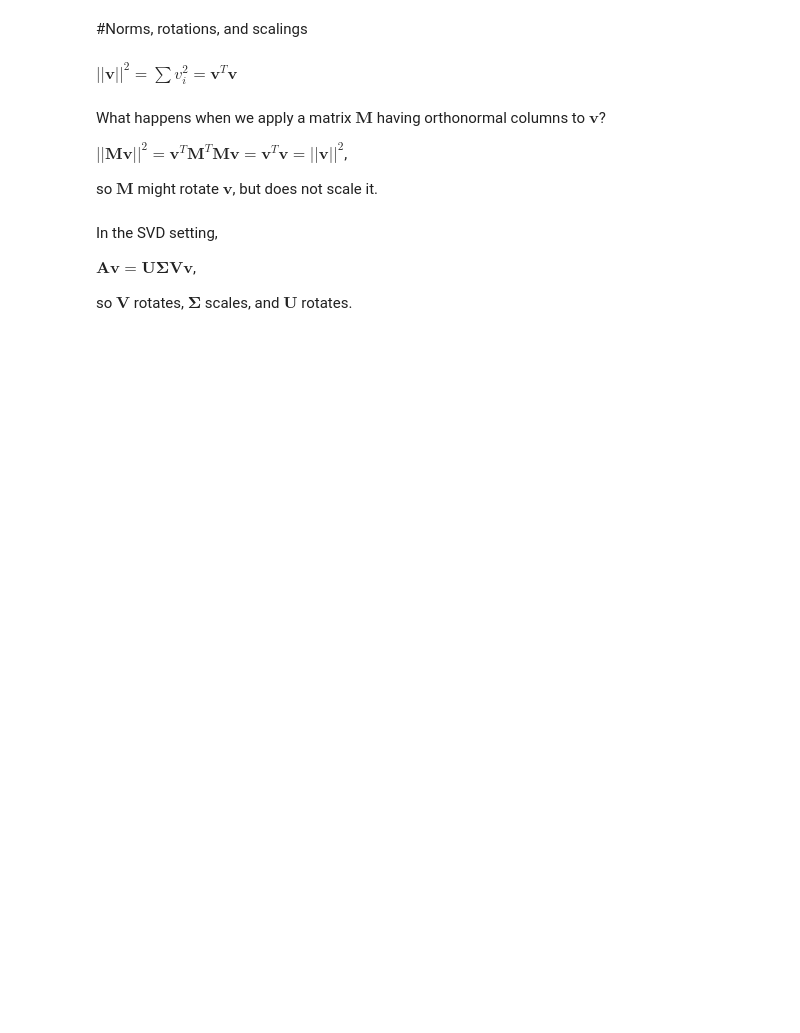
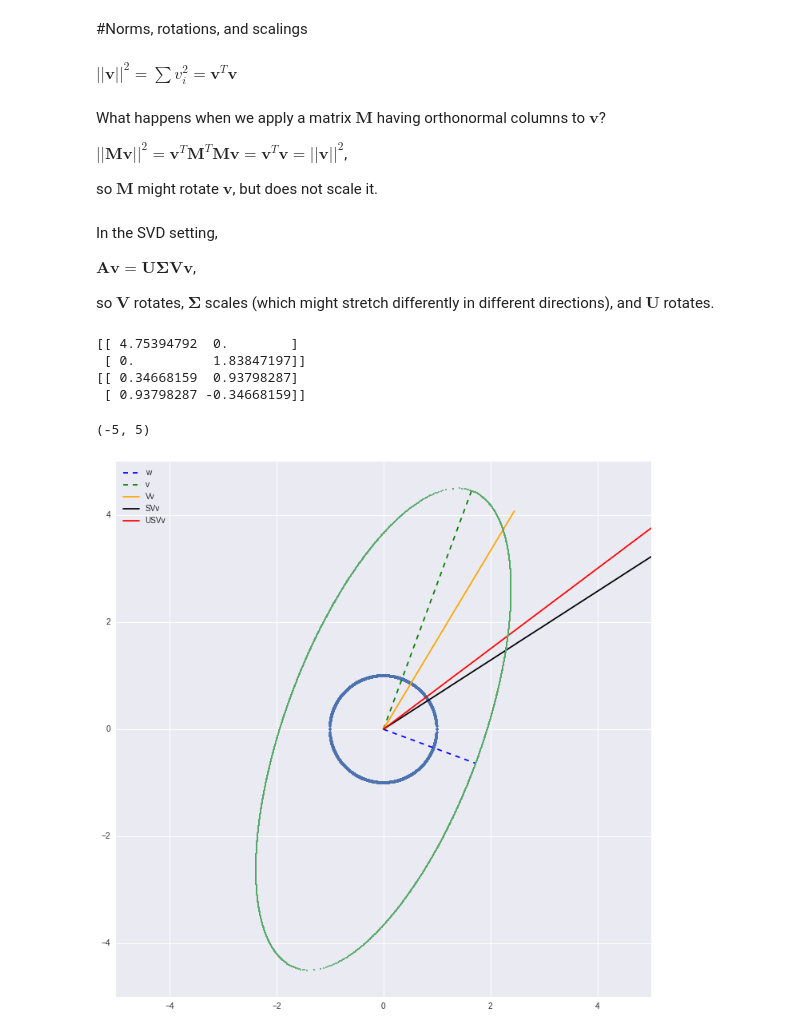
Before and after one commit to MaGold/Linear-Regression-and-K-means, a Jupyter notebook: SVD.ipynb, the cells around one changed output. Saved outputs shown, nothing was run; the diff lists cells and outputs as text; code cells hidden in the pictures; blank space fills up the shorter version.

```diff
--- a/SVD.ipynb
+++ b/SVD.ipynb
@@ -166,5 +166,5 @@ print eigenvec
 # %%
-V = eigenvec
+V = np.transpose(eigenvec)
 S = np.sqrt(np.diag(eigenval))
 U = np.dot(np.dot(A, np.transpose(V)), np.linalg.inv(S))
 # %%
@@ -192,4 +192,55 @@ In the SVD setting,
 
 $\mathbf{A}\mathbf{v} = \mathbf{U} \mathbf{\Sigma} \mathbf{V}\mathbf{v}$,
 
-so $\mathbf{V}$ rotates, $\mathbf{\Sigma}$ scales, and $\mathbf{U}$ rotates.
+so $\mathbf{V}$ rotates, $\mathbf{\Sigma}$ scales (which might stretch differently in different directions), and $\mathbf{U}$ rotates.
+# %%
+fig, ax = plt.subplots(1,1,figsize=(12,12))
+
+ax.plot(xs,ys,'.')
+
+v = np.array(S[0,0]*U[:, 0])
+
+
+print S
+
+print U
+
+
+
+w = np.array(S[1,1]*U[:, 1])
+line11 = plt.Line2D([0,w[0]], [0,w[1]], linestyle='--', color='blue', label='w')
+ax.add_line(line11)
+#v = np.array(U[:, 0])
+
+line1 = plt.Line2D([0,v[0]], [0,v[1]], linestyle='--', color='green', label='v')
+ax.add_line(line1)
+
+Vv = np.dot(V, v)
+line2 = plt.Line2D([0,Vv[0]], [0,Vv[1]], color='orange', label='Vv')
+ax.add_line(line2)
+
+SVv = np.dot(S, Vv)
+line3 = plt.Line2D([0,SVv[0]], [0,SVv[1]], color='black', label='SVv')
+ax.add_line(line3)
+
+USVv = np.dot(U, SVv)
+line4 = plt.Line2D([0,USVv[0]], [0,USVv[1]], color='red', label='USVv')
+ax.add_line(line4)
+
+
+newx = [item[0] for item in mapped]
+newy = [item[1] for item in mapped]
+ax.plot(newx, newy, '.', markersize=4)
+
+
+plt.legend(handles=[line11, line1, line2, line3, line4], loc=2)
+
+plt.xlim([-5,5])
+plt.ylim([-5,5])
+# %% [output]
+[[ 4.75394792  0.        ]
+ [ 0.          1.83847197]]
+[[ 0.34668159  0.93798287]
+ [ 0.93798287 -0.34668159]]
+(-5, 5)
+[figure, added]
```
Also changed, not shown: parts of 7 cells of this notebook.
